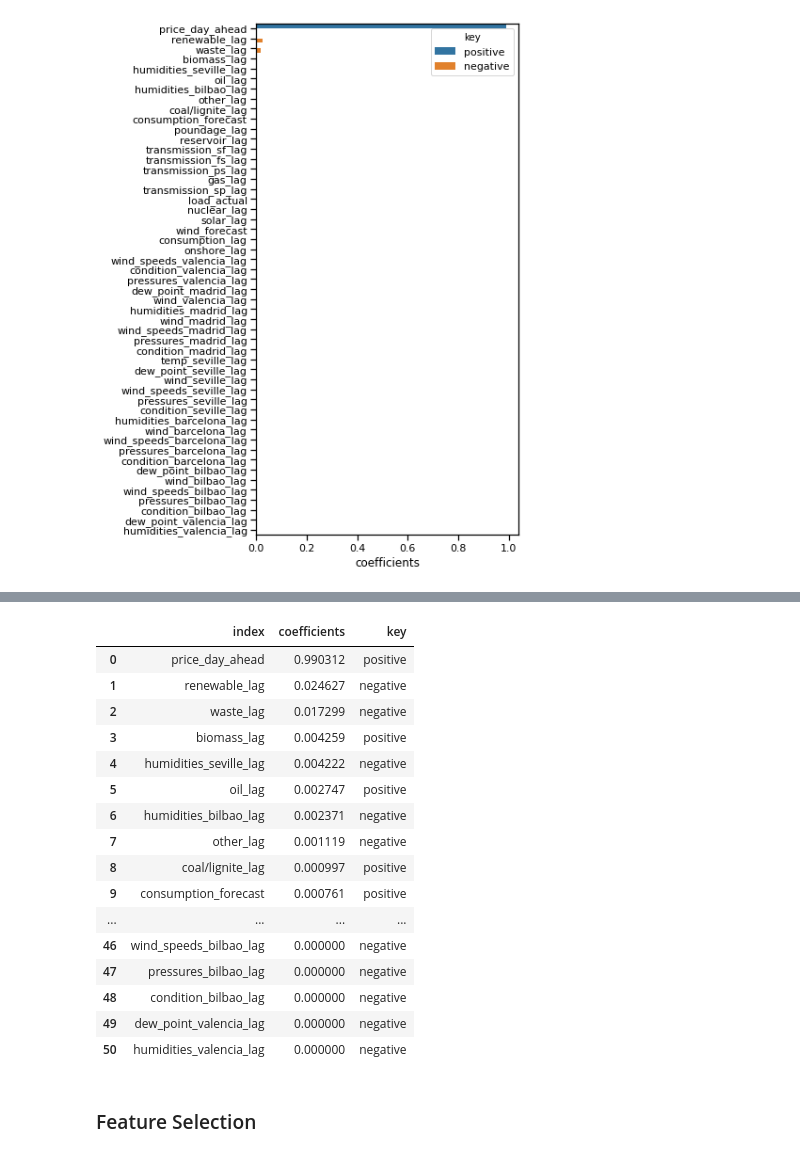
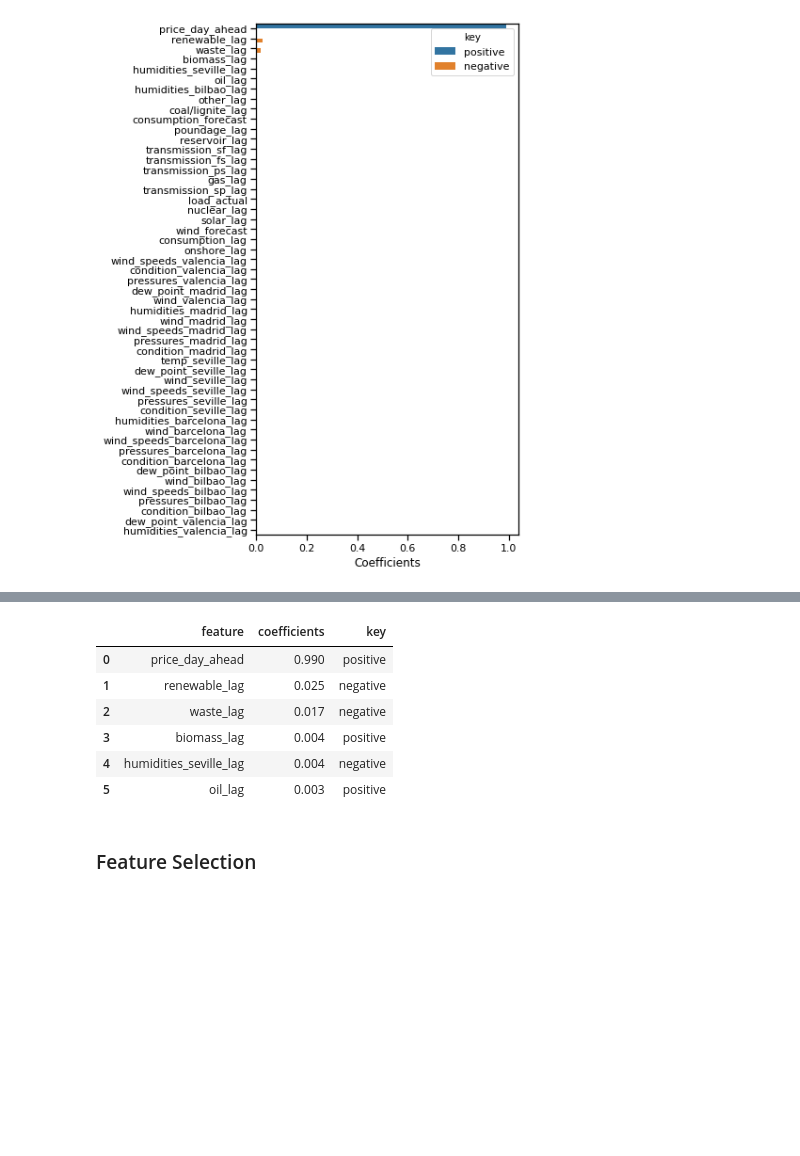
Before and after one commit to EvanHolder/Predicting-Energy-Markets-in-Spain, a Jupyter notebook: notebooks/LassoRegression.ipynb, the cells around one changed output, grey strips where cells are left out. Saved outputs shown, nothing was run; the diff lists cells and outputs as text; code cells hidden in the pictures; blank space fills up the shorter version.

```diff
--- a/notebooks/LassoRegression.ipynb
+++ b/notebooks/LassoRegression.ipynb
@@ -260,23 +264,13 @@ plt.show()
-# %%
-coefs
-# %% [output]
-|  | index | coefficients | key |
-| 0 | price_day_ahead | 0.990312 | positive |
-| 1 | renewable_lag | 0.024627 | negative |
-| 2 | waste_lag | 0.017299 | negative |
-| 3 | biomass_lag | 0.004259 | positive |
-| 4 | humidities_seville_lag | 0.004222 | negative |
-| 5 | oil_lag | 0.002747 | positive |
-| 6 | humidities_bilbao_lag | 0.002371 | negative |
-| 7 | other_lag | 0.001119 | negative |
-| 8 | coal/lignite_lag | 0.000997 | positive |
-| 9 | consumption_forecast | 0.000761 | positive |
-| ... | ... | ... | ... |
-| 46 | wind_speeds_bilbao_lag | 0.000000 | negative |
-| 47 | pressures_bilbao_lag | 0.000000 | negative |
-| 48 | condition_bilbao_lag | 0.000000 | negative |
-| 49 | dew_point_valencia_lag | 0.000000 | negative |
-| 50 | humidities_valencia_lag | 0.000000 | negative |
+# %%
+top_coefs
+# %% [output]
+|  | feature | coefficients | key |
+| 0 | price_day_ahead | 0.990 | positive |
+| 1 | renewable_lag | 0.025 | negative |
+| 2 | waste_lag | 0.017 | negative |
+| 3 | biomass_lag | 0.004 | positive |
+| 4 | humidities_seville_lag | 0.004 | negative |
+| 5 | oil_lag | 0.003 | positive |
 # %% [markdown]
 ### Feature Selection
 # %%
```
Also changed, not shown: parts of 6 cells of this notebook.
